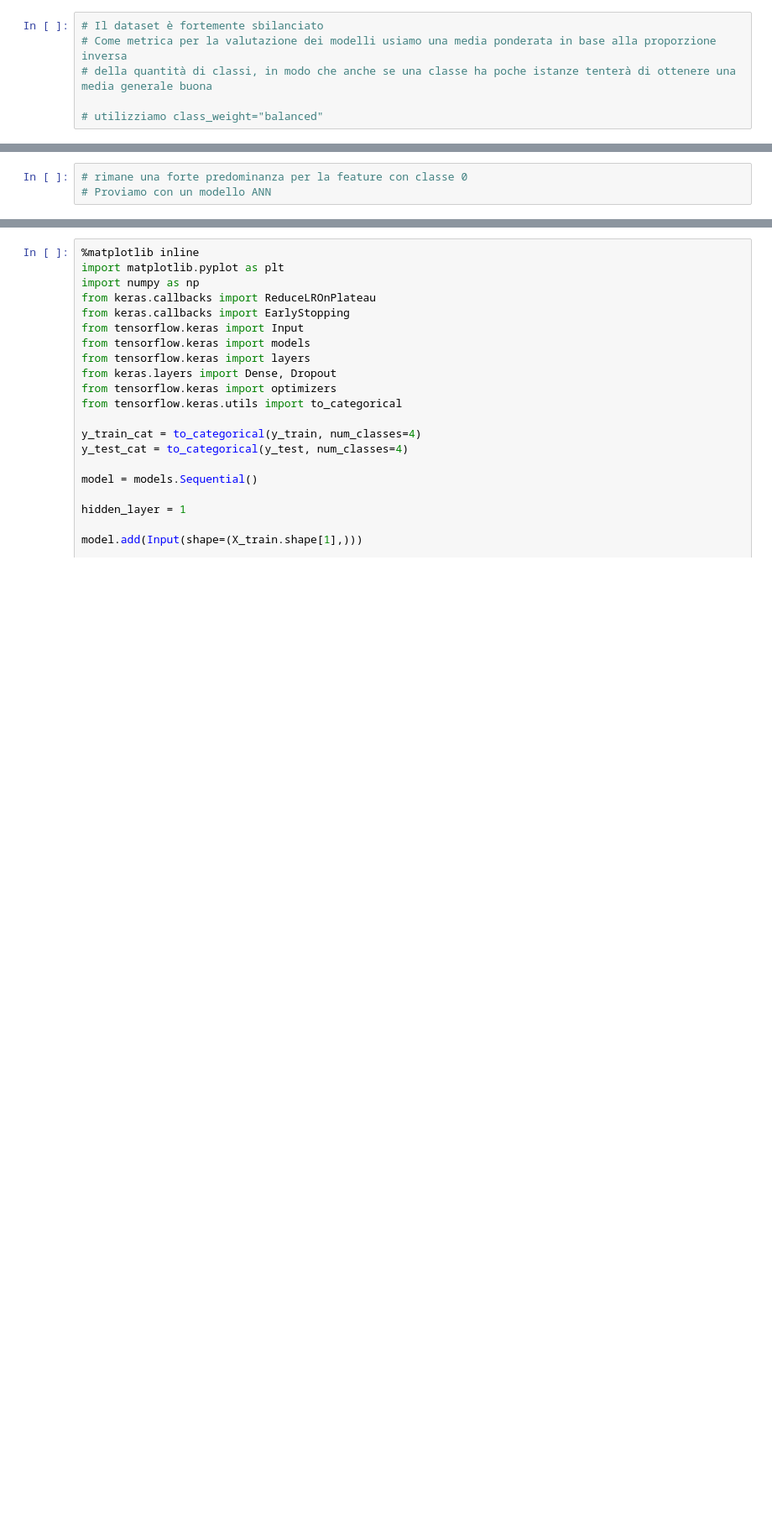
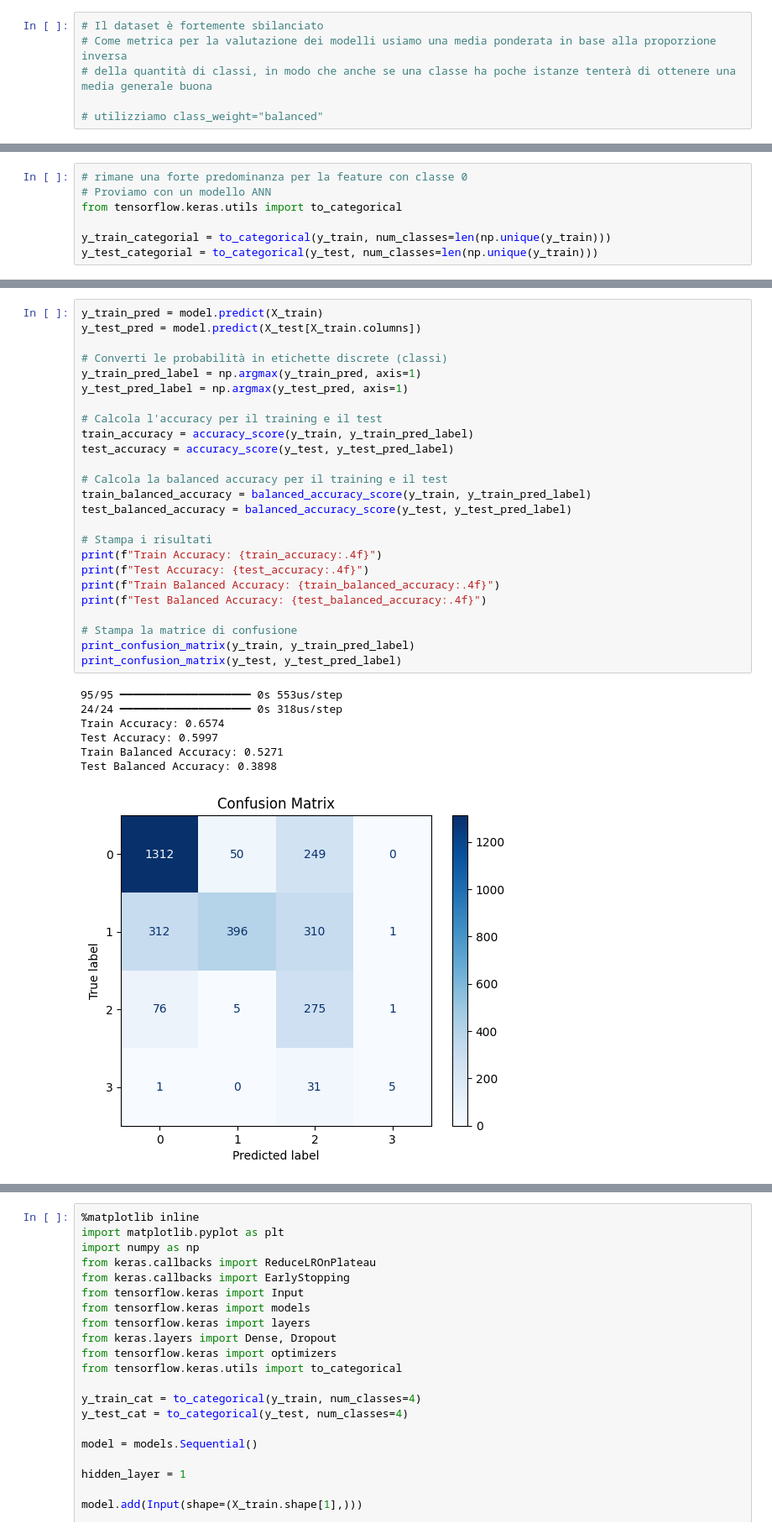
Before and after one commit to EliaCoro/progetto_dwm, a Jupyter notebook: work/progetto.ipynb, the cells around one changed output, grey strips where cells are left out. Shown at 84% size. Drawn from its saved outputs; the diff is of its cells as text; blank space fills up the shorter version.

```diff
--- a/work/progetto.ipynb
+++ b/work/progetto.ipynb
@@ -419,3 +395,7 @@ Test Balanced Accuracy: 0.3194
 # %%
 # rimane una forte predominanza per la feature con classe 0
 # Proviamo con un modello ANN
+from tensorflow.keras.utils import to_categorical
+
+y_train_categorial = to_categorical(y_train, num_classes=len(np.unique(y_train)))
+y_test_categorial = to_categorical(y_test, num_classes=len(np.unique(y_train)))
@@ -421,0 +615,33 @@ Test Balanced Accuracy: 0.3194
+# %%
+y_train_pred = model.predict(X_train)
+y_test_pred = model.predict(X_test[X_train.columns])
+
+# Converti le probabilità in etichette discrete (classi)
+y_train_pred_label = np.argmax(y_train_pred, axis=1)
+y_test_pred_label = np.argmax(y_test_pred, axis=1)
+
+# Calcola l'accuracy per il training e il test
+train_accuracy = accuracy_score(y_train, y_train_pred_label)
+test_accuracy = accuracy_score(y_test, y_test_pred_label)
+
+# Calcola la balanced accuracy per il training e il test
+train_balanced_accuracy = balanced_accuracy_score(y_train, y_train_pred_label)
+test_balanced_accuracy = balanced_accuracy_score(y_test, y_test_pred_label)
+
+# Stampa i risultati
+print(f"Train Accuracy: {train_accuracy:.4f}")
+print(f"Test Accuracy: {test_accuracy:.4f}")
+print(f"Train Balanced Accuracy: {train_balanced_accuracy:.4f}")
+print(f"Test Balanced Accuracy: {test_balanced_accuracy:.4f}")
+
+# Stampa la matrice di confusione
+print_confusion_matrix(y_train, y_train_pred_label)
+print_confusion_matrix(y_test, y_test_pred_label)
+# %% [output]
+95/95 ━━━━━━━━━━━━━━━━━━━━ 0s 553us/step
+24/24 ━━━━━━━━━━━━━━━━━━━━ 0s 318us/step
+Train Accuracy: 0.6574
+Test Accuracy: 0.5997
+Train Balanced Accuracy: 0.5271
+Test Balanced Accuracy: 0.3898
+[figure, added]
```
Also changed, not shown: parts of 17 cells of this notebook.
